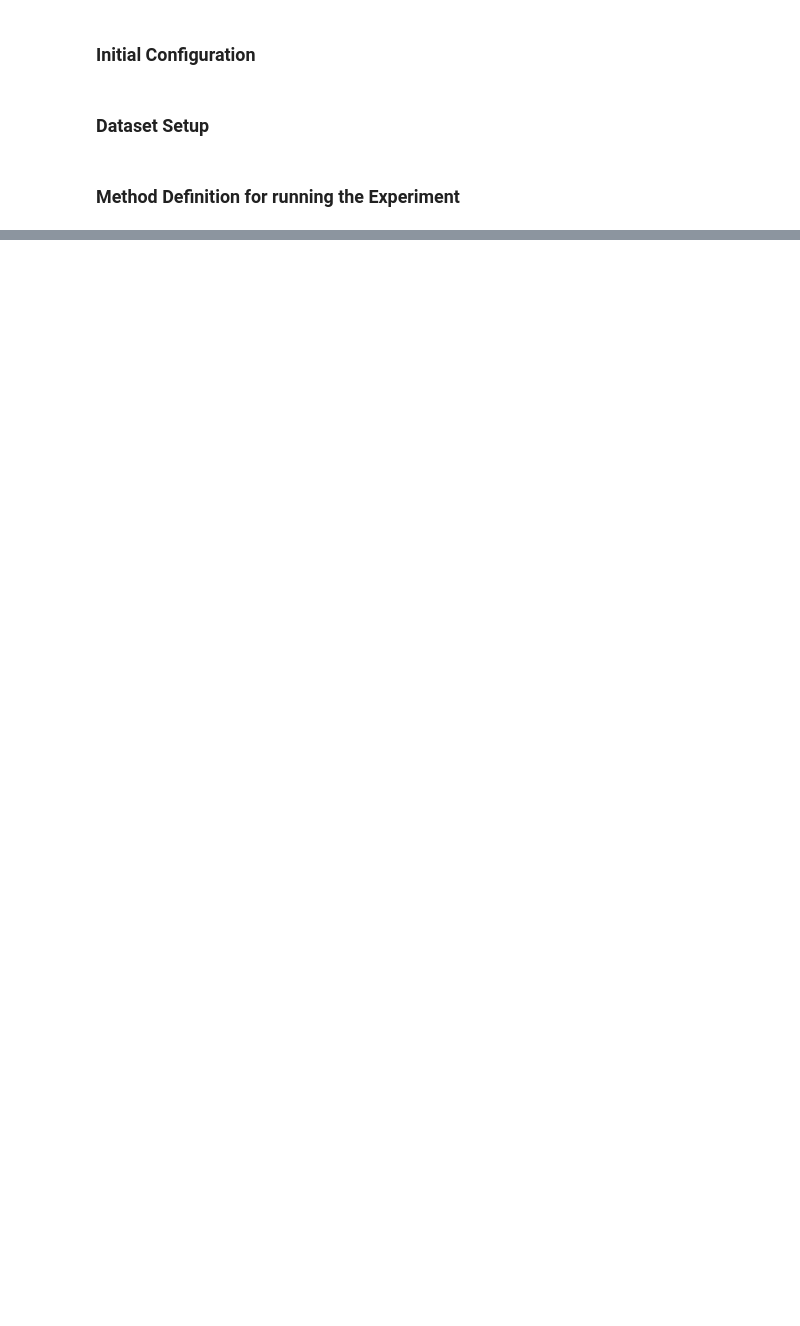
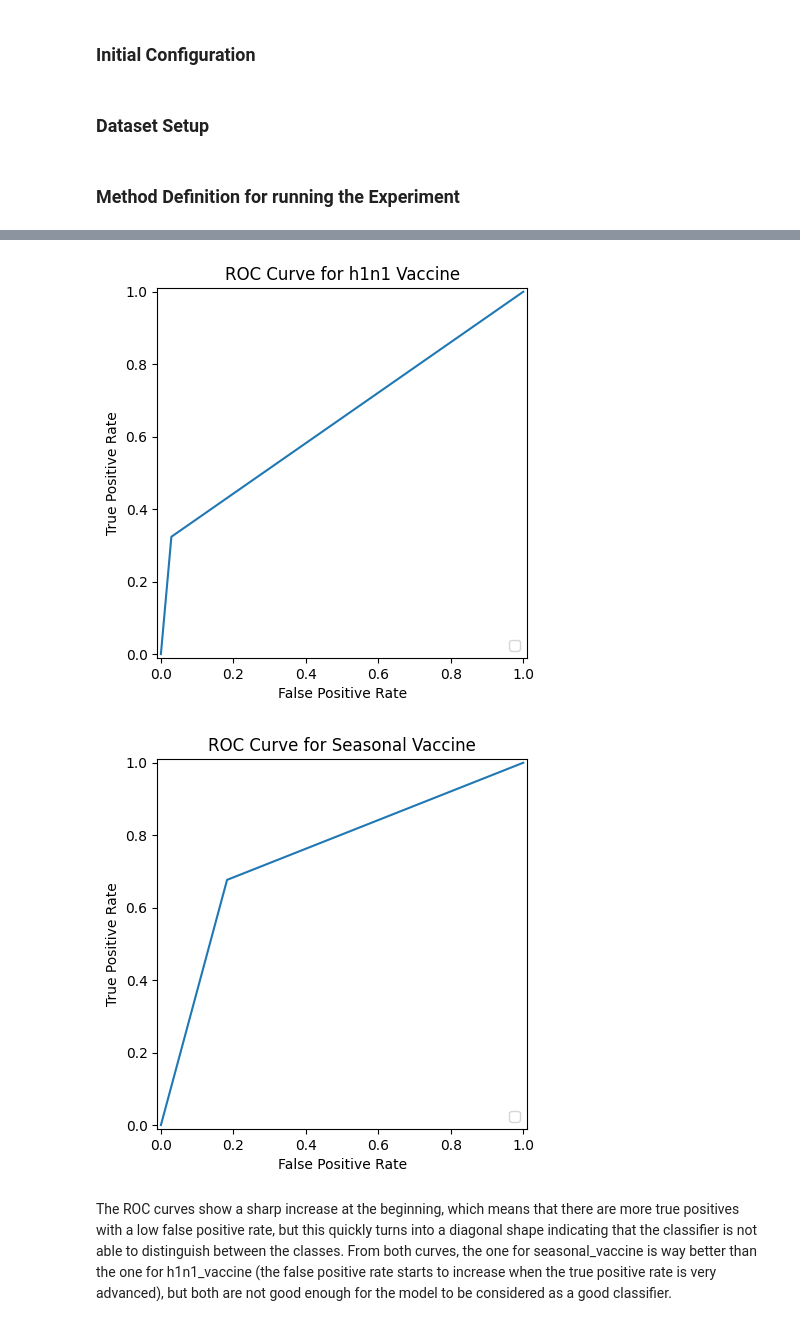
Before and after one commit to MiguelAruiz/MachineLearning-24-25-ProgressTasks, a Jupyter notebook: Progress_Task_2/KNN.ipynb, the cells around one changed output, grey strips where cells are left out. Saved outputs shown, nothing was run; the diff lists cells and outputs as text; code cells hidden in the pictures; blank space fills up the shorter version.

```diff
--- a/Progress_Task_2/KNN.ipynb
+++ b/Progress_Task_2/KNN.ipynb
@@ -307,0 +310,20 @@ This algorithm did not outperform the Random Forest algorithm, which was the bes
+# %%
+# Plot the ROC Graph
+from sklearn.metrics import roc_curve, RocCurveDisplay
+
+fpr, tpr, _ = roc_curve(y_test['h1n1_vaccine'], y_pred[:, 0])
+roc_display = RocCurveDisplay(fpr=fpr, tpr=tpr)
+roc_display.plot()
+plt.title('ROC Curve for h1n1 Vaccine')
+plt.show()
+
+fpr, tpr, _ = roc_curve(y_test['seasonal_vaccine'], y_pred[:, 1])
+roc_display = RocCurveDisplay(fpr=fpr, tpr=tpr)
+roc_display.plot()
+plt.title('ROC Curve for Seasonal Vaccine')
+plt.show()
+# %% [output]
+[figure, added]
+[figure, added]
+# %% [markdown]
+The ROC curves show a sharp increase at the beginning, which means that there are more true positives with a low false positive rate, but this quickly turns into a diagonal shape indicating that the classifier is not able to distinguish between the classes. From both curves, the one for seasonal_vaccine is way better than the one for h1n1_vaccine (the false positive rate starts to increase when the true positive rate is very advanced), but both are not good enough for the model to be considered as a good classifier.
```
Also changed, not shown: parts of 22 cells of this notebook, 10 other files.
